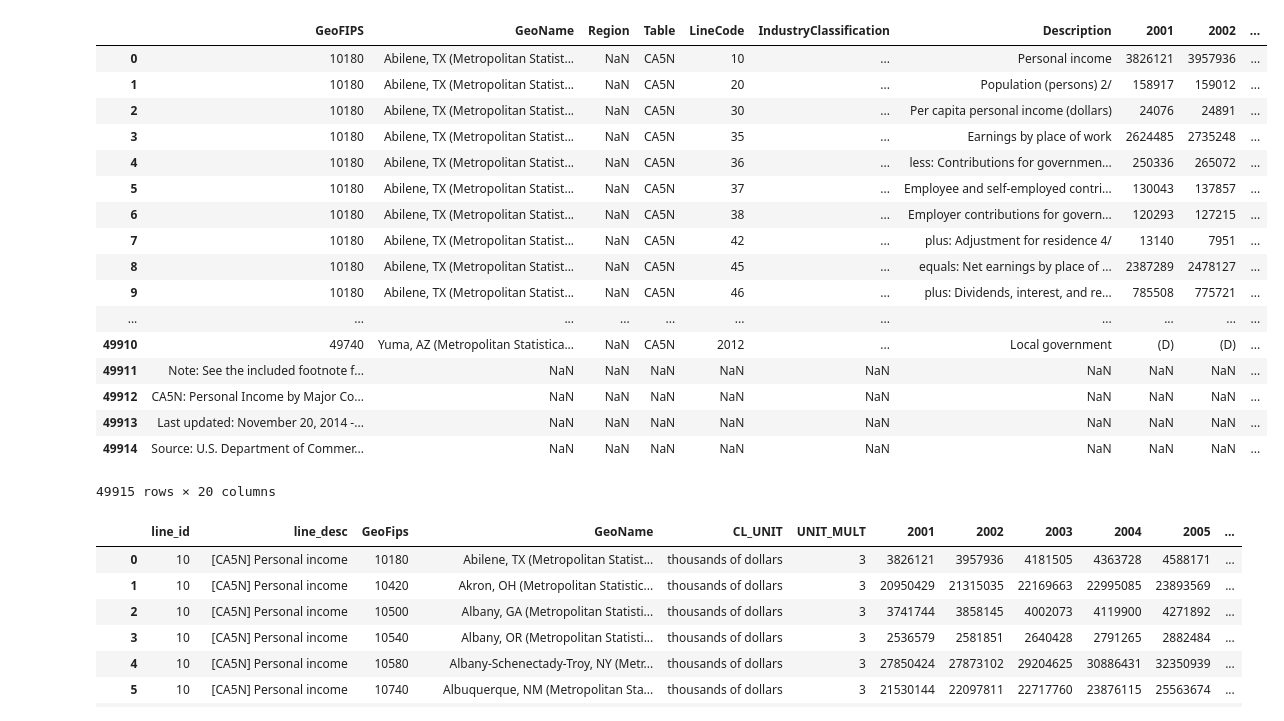
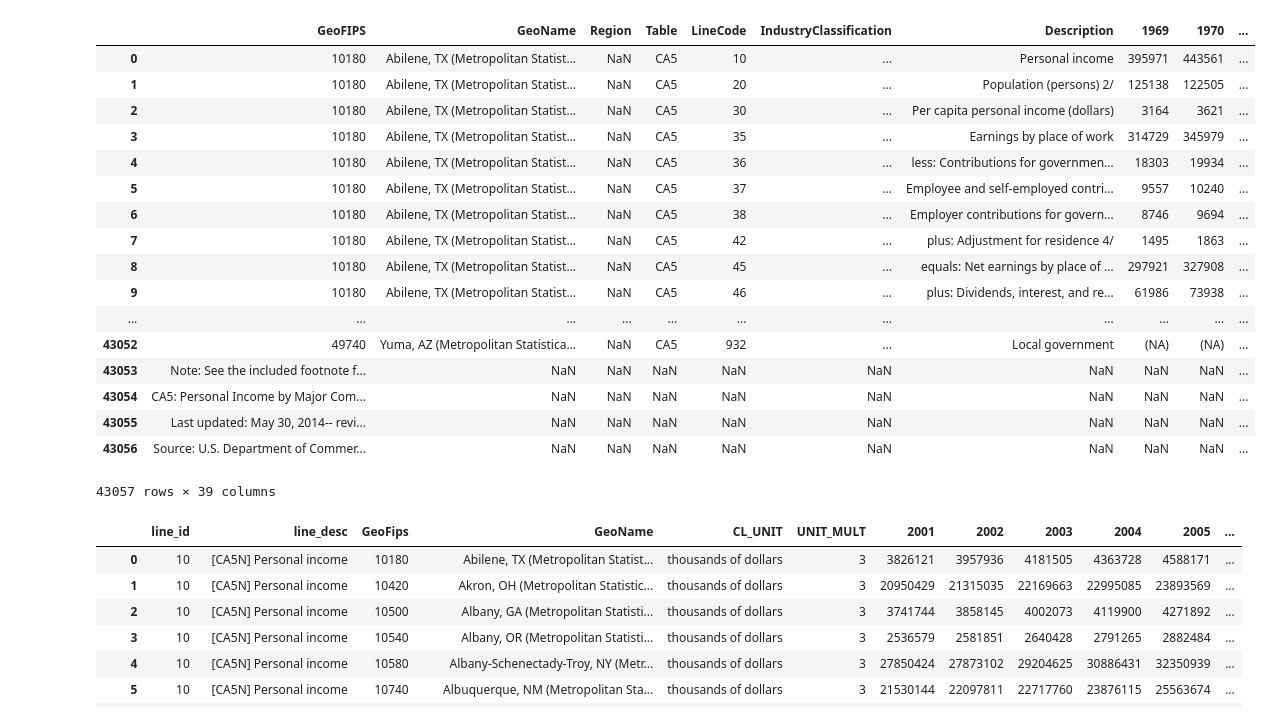
Before and after one commit to danjump/forecastmycity, a Jupyter notebook: analysis/explore_regional_income.ipynb, the cells around one changed output. Cells and saved outputs as stored; diff of their text form; code cells hidden in the pictures.

```diff
--- a/analysis/explore_regional_income.ipynb
+++ b/analysis/explore_regional_income.ipynb
@@ -6,29 +10,30 @@ from sklearn.svm import SVR
 
 %matplotlib inline
 # %%
-#infile = '../data/BEA-RegionalIncomeByIndustry/CA5_1969_2000_MSA.csv'
+infile_old = '../data/BEA-RegionalIncomeByIndustry/CA5_1969_2000_MSA.csv'
 infile = '../data/BEA-RegionalIncomeByIndustry/CA5N_2001_2013_MSA.csv'
 
+df_old = pd.read_csv(infile_old)
 df = pd.read_csv(infile)
 
-df
+df_old
 # %% [output]
-|  | GeoFIPS | GeoName | Region | Table | LineCode | IndustryClassification | Description | 2001 | 2002 | ... |
-| 0 | 10180 | Abilene, TX (Metropolitan Statist... | NaN | CA5N | 10 | ... | Personal income | 3826121 | 3957936 | ... |
-| 1 | 10180 | Abilene, TX (Metropolitan Statist... | NaN | CA5N | 20 | ... | Population (persons) 2/ | 158917 | 159012 | ... |
-| 2 | 10180 | Abilene, TX (Metropolitan Statist... | NaN | CA5N | 30 | ... | Per capita personal income (dollars) | 24076 | 24891 | ... |
-| 3 | 10180 | Abilene, TX (Metropolitan Statist... | NaN | CA5N | 35 | ... | Earnings by place of work | 2624485 | 2735248 | ... |
-| 4 | 10180 | Abilene, TX (Metropolitan Statist... | NaN | CA5N | 36 | ... | less: Contributions for governmen... | 250336 | 265072 | ... |
-| 5 | 10180 | Abilene, TX (Metropolitan Statist... | NaN | CA5N | 37 | ... | Employee and self-employed contri... | 130043 | 137857 | ... |
-| 6 | 10180 | Abilene, TX (Metropolitan Statist... | NaN | CA5N | 38 | ... | Employer contributions for govern... | 120293 | 127215 | ... |
-| 7 | 10180 | Abilene, TX (Metropolitan Statist... | NaN | CA5N | 42 | ... | plus: Adjustment for residence 4/ | 13140 | 7951 | ... |
-| 8 | 10180 | Abilene, TX (Metropolitan Statist... | NaN | CA5N | 45 | ... | equals: Net earnings by place of ... | 2387289 | 2478127 | ... |
-| 9 | 10180 | Abilene, TX (Metropolitan Statist... | NaN | CA5N | 46 | ... | plus: Dividends, interest, and re... | 785508 | 775721 | ... |
+|  | GeoFIPS | GeoName | Region | Table | LineCode | IndustryClassification | Description | 1969 | 1970 | ... |
+| 0 | 10180 | Abilene, TX (Metropolitan Statist... | NaN | CA5 | 10 | ... | Personal income | 395971 | 443561 | ... |
+| 1 | 10180 | Abilene, TX (Metropolitan Statist... | NaN | CA5 | 20 | ... | Population (persons) 2/ | 125138 | 122505 | ... |
+| 2 | 10180 | Abilene, TX (Metropolitan Statist... | NaN | CA5 | 30 | ... | Per capita personal income (dollars) | 3164 | 3621 | ... |
+| 3 | 10180 | Abilene, TX (Metropolitan Statist... | NaN | CA5 | 35 | ... | Earnings by place of work | 314729 | 345979 | ... |
+| 4 | 10180 | Abilene, TX (Metropolitan Statist... | NaN | CA5 | 36 | ... | less: Contributions for governmen... | 18303 | 19934 | ... |
+| 5 | 10180 | Abilene, TX (Metropolitan Statist... | NaN | CA5 | 37 | ... | Employee and self-employed contri... | 9557 | 10240 | ... |
+| 6 | 10180 | Abilene, TX (Metropolitan Statist... | NaN | CA5 | 38 | ... | Employer contributions for govern... | 8746 | 9694 | ... |
+| 7 | 10180 | Abilene, TX (Metropolitan Statist... | NaN | CA5 | 42 | ... | plus: Adjustment for residence 4/ | 1495 | 1863 | ... |
+| 8 | 10180 | Abilene, TX (Metropolitan Statist... | NaN | CA5 | 45 | ... | equals: Net earnings by place of ... | 297921 | 327908 | ... |
+| 9 | 10180 | Abilene, TX (Metropolitan Statist... | NaN | CA5 | 46 | ... | plus: Dividends, interest, and re... | 61986 | 73938 | ... |
 | ... | ... | ... | ... | ... | ... | ... | ... | ... | ... | ... |
-| 49910 | 49740 | Yuma, AZ (Metropolitan Statistica... | NaN | CA5N | 2012 | ... | Local government | (D) | (D) | ... |
-| 49911 | Note: See the included footnote f... | NaN | NaN | NaN | NaN | NaN | NaN | NaN | NaN | ... |
-| 49912 | CA5N: Personal Income by Major Co... | NaN | NaN | NaN | NaN | NaN | NaN | NaN | NaN | ... |
-| 49913 | Last updated: November 20, 2014 -... | NaN | NaN | NaN | NaN | NaN | NaN | NaN | NaN | ... |
-| 49914 | Source: U.S. Department of Commer... | NaN | NaN | NaN | NaN | NaN | NaN | NaN | NaN | ... |
+| 43052 | 49740 | Yuma, AZ (Metropolitan Statistica... | NaN | CA5 | 932 | ... | Local government | (NA) | (NA) | ... |
+| 43053 | Note: See the included footnote f... | NaN | NaN | NaN | NaN | NaN | NaN | NaN | NaN | ... |
+| 43054 | CA5: Personal Income by Major Com... | NaN | NaN | NaN | NaN | NaN | NaN | NaN | NaN | ... |
+| 43055 | Last updated: May 30, 2014-- revi... | NaN | NaN | NaN | NaN | NaN | NaN | NaN | NaN | ... |
+| 43056 | Source: U.S. Department of Commer... | NaN | NaN | NaN | NaN | NaN | NaN | NaN | NaN | ... |
-49915 rows × 20 columns
+43057 rows × 39 columns
 # %%
```
Also changed, not shown: parts of 19 cells of this notebook, 1 other file.
